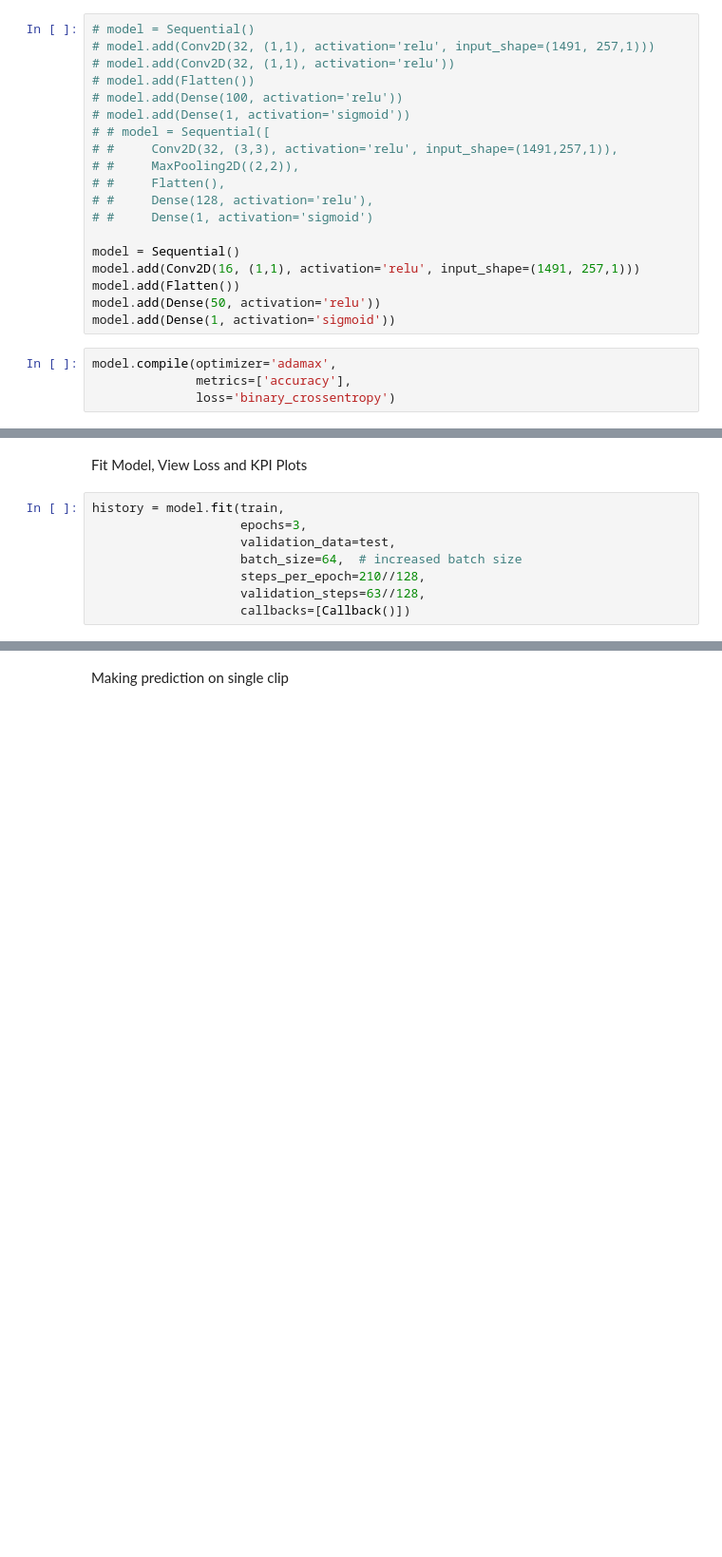
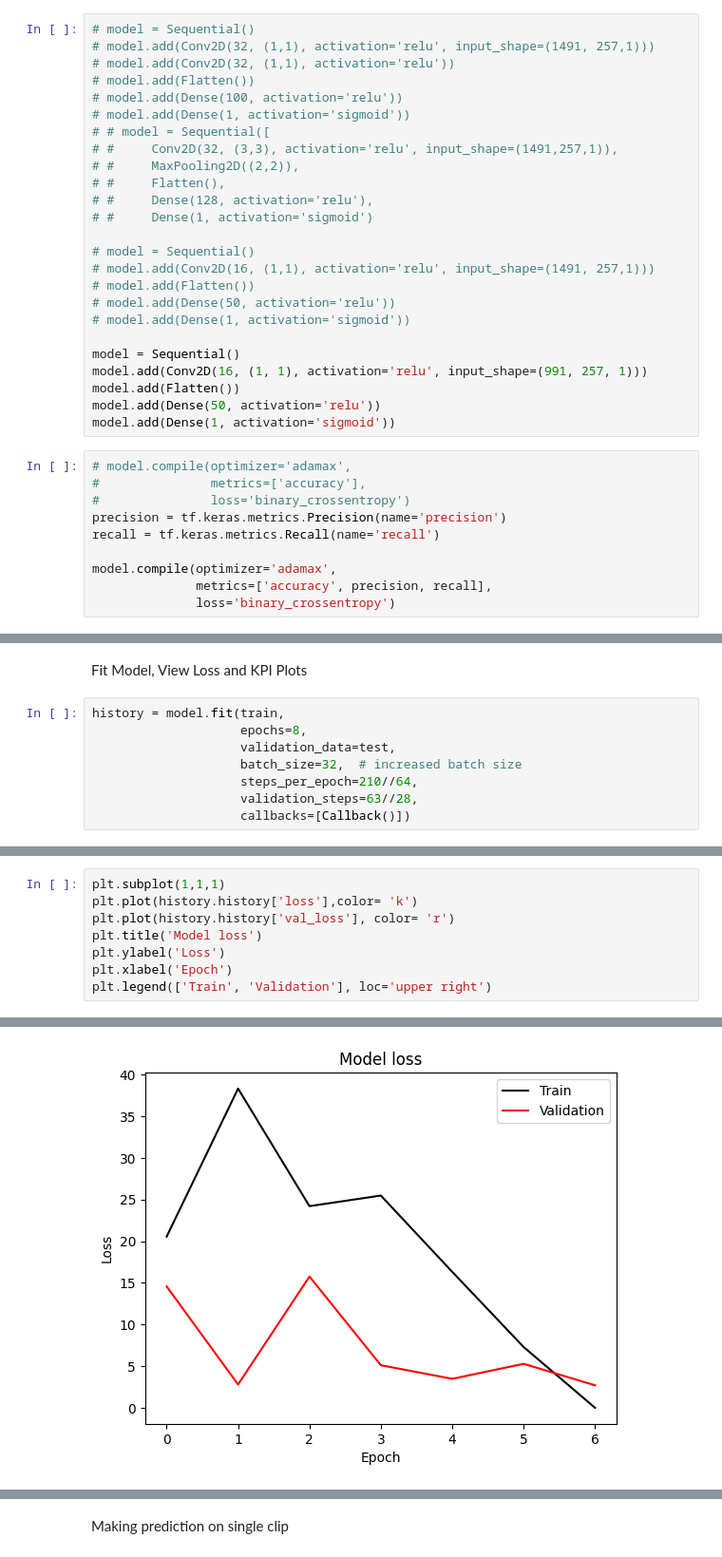
Before and after one commit to anuragdhirubhai/speech_classification_prjct, a Jupyter notebook: catNdog_audiClassifier_usingDL.ipynb, the cells around one changed output, grey strips where cells are left out. Shown at 95% size. Drawn from its saved outputs; the diff is of its cells as text; blank space fills up the shorter version.

```diff
--- a/catNdog_audiClassifier_usingDL.ipynb
+++ b/catNdog_audiClassifier_usingDL.ipynb
@@ -208,15 +359,27 @@ Build Sequential Model, Compile and View Summary
 # #     Dense(128, activation='relu'),
 # #     Dense(1, activation='sigmoid')
 
+# model = Sequential()
+# model.add(Conv2D(16, (1,1), activation='relu', input_shape=(1491, 257,1)))
+# model.add(Flatten())
+# model.add(Dense(50, activation='relu'))
+# model.add(Dense(1, activation='sigmoid'))
+
 model = Sequential()
-model.add(Conv2D(16, (1,1), activation='relu', input_shape=(1491, 257,1)))
+model.add(Conv2D(16, (1, 1), activation='relu', input_shape=(991, 257, 1)))
 model.add(Flatten())
 model.add(Dense(50, activation='relu'))
 model.add(Dense(1, activation='sigmoid'))
-# %%
-model.compile(optimizer='adamax',
-              metrics=['accuracy'],
-              loss='binary_crossentropy')
+# %%
+# model.compile(optimizer='adamax',
+#               metrics=['accuracy'],
+#               loss='binary_crossentropy')
+precision = tf.keras.metrics.Precision(name='precision')
+recall = tf.keras.metrics.Recall(name='recall')
+
+model.compile(optimizer='adamax',
+              metrics=['accuracy', precision, recall],
+              loss='binary_crossentropy')
 # %%
 class Callback(tf.keras.callbacks.Callback):
     def on_epoch_end(self, epoch, logs={}):
@@ -226,10 +389,10 @@ class Callback(tf.keras.callbacks.Callback):
 Fit Model, View Loss and KPI Plots
 # %%
 history = model.fit(train,
-                    epochs=3,
+                    epochs=8,
                     validation_data=test,
-                    batch_size=64,  # increased batch size
-                    steps_per_epoch=210//128,
-                    validation_steps=63//128,
+                    batch_size=32,  # increased batch size
+                    steps_per_epoch=210//64,
+                    validation_steps=63//28,
                     callbacks=[Callback()])
 # %% [output]
@@ -286,0 +427,9 @@ plt.show()
+# %%
+plt.subplot(1,1,1)
+plt.plot(history.history['loss'],color= 'k')
+plt.plot(history.history['val_loss'], color= 'r')
+plt.title('Model loss')
+plt.ylabel('Loss')
+plt.xlabel('Epoch')
+plt.legend(['Train', 'Validation'], loc='upper right')
+# %% [output]
@@ -286,0 +437 @@ plt.show()
+[figure, added]
```
Also changed, not shown: parts of 59 cells of this notebook.
